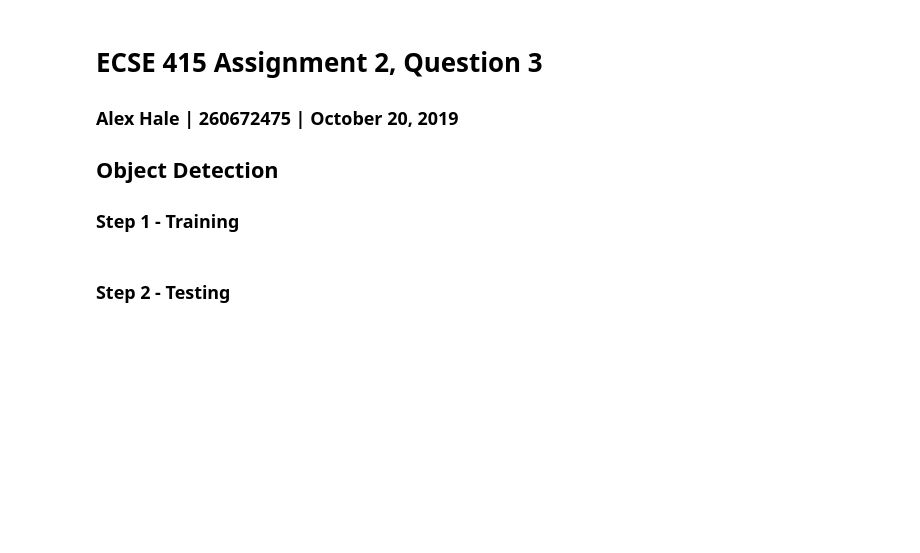
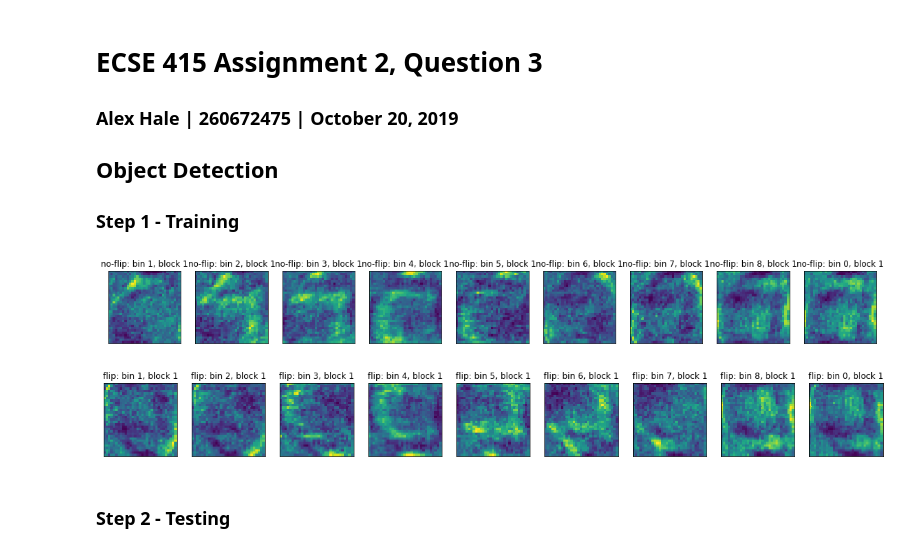
Before and after one commit to alexanderhale/ECSE415, a Jupyter notebook: Assignment_2/Assignment2-Q3.ipynb, the cells around one changed output. Drawn from its saved outputs; the diff is of its cells as text; code cells hidden in the pictures; blank space fills up the shorter version.

```diff
--- a/Assignment_2/Assignment2-Q3.ipynb
+++ b/Assignment_2/Assignment2-Q3.ipynb
@@ -67,15 +11,0 @@ def hog(img):
-# %%
-cars = []
-cars_flipped = []
-feat_vecs = []
-feat_vecs_flipped = []
-for i in range(14):
-    cars.append(cv2.cvtColor(cv2.imread("car" + str(i+1) + ".jpg"), cv2.COLOR_BGR2GRAY))
-    cv2.resize(cars[i], (128, 128))
-    feat_vecs.append(hog(cars[i]))
-    cars_flipped.append(cv2.flip(cars[i], 0))
-    feat_vecs_flipped.append(hog(cars_flipped[i]))
-
-# TODO calculate and store the mean feature vector across the training images
-
-# TODO display 9 orientation channels of the mean feature maps for the first block
@@ -82,2 +67,52 @@ for i in range(14):
+# %%
+cars = []
+cars_flipped = []
+feat_vecs = []
+feat_vecs_flipped = []
+
+# import and execute HoG on each training image
+for i in range(14):
+    cars.append(cv2.cvtColor(cv2.imread("car" + str(i+1) + ".jpg"), cv2.COLOR_BGR2GRAY))
+    cars[i] = cv2.resize(cars[i], (128, 128))
+    feat_vecs.append(hog(cars[i]))
+    cars_flipped.append(cv2.flip(cars[i], 0))
+    feat_vecs_flipped.append(hog(cars_flipped[i]))
+
+# calculate and store the mean feature vector across the training images
+mean_feat_vec = np.zeros((31,31,2,2,9))
+flipped_mean_feat_vec = np.zeros((31,31,2,2,9))
+for i in range(len(feat_vecs)):
+    for x in range(feat_vecs[i].shape[0]):
+        for y in range(feat_vecs[i].shape[1]):
+            for box_x in range(feat_vecs[i].shape[2]):
+                for box_y in range(feat_vecs[i].shape[3]):
+                    for o_bin in range(feat_vecs[i].shape[4]):
+                        mean_feat_vec[x][y][box_x][box_y][o_bin] += feat_vecs[i][x][y][box_x][box_y][o_bin]
+                        flipped_mean_feat_vec[x][y][box_x][box_y][o_bin] += feat_vecs_flipped[i][x][y][box_x][box_y][o_bin]
+mean_feat_vec /= len(feat_vecs)
+flipped_mean_feat_vec /= len(feat_vecs_flipped)
+
+# display all 9 orientation channels of the mean feature maps, for only the first block
+plt.figure(figsize = (20,100))
+for o_bin in range(mean_feat_vec.shape[4]):
+    plt.subplot("19" + str(o_bin))
+    plt.pcolor(mean_feat_vec[:, :, 0,0,o_bin])
+    plt.gca().invert_yaxis()
+    plt.gca().set_aspect('equal', adjustable='box')
+    plt.title("no-flip: bin " + str(o_bin) + ", block 1"), plt.xticks([]), plt.yticks([])
+plt.show()
+
+# display all 9 orientation channels of the mean feature maps (of the flipped images), for only the first block
+plt.figure(figsize = (20,100))
+for o_bin in range(flipped_mean_feat_vec.shape[4]):
+    plt.subplot("19" + str(o_bin))
+    plt.pcolor(flipped_mean_feat_vec[:, :, 0,0,o_bin])
+    plt.gca().invert_yaxis()
+    plt.gca().set_aspect('equal', adjustable='box')
+    plt.title("flip: bin " + str(o_bin) + ", block 1"), plt.xticks([]), plt.yticks([])
+plt.show()
+# %% [output]
+[figure, added]
+[figure, added]
 # %% [markdown]
 ### Step 2 - Testing
```
Also changed, not shown: parts of 4 cells of this notebook, 1 other file.
